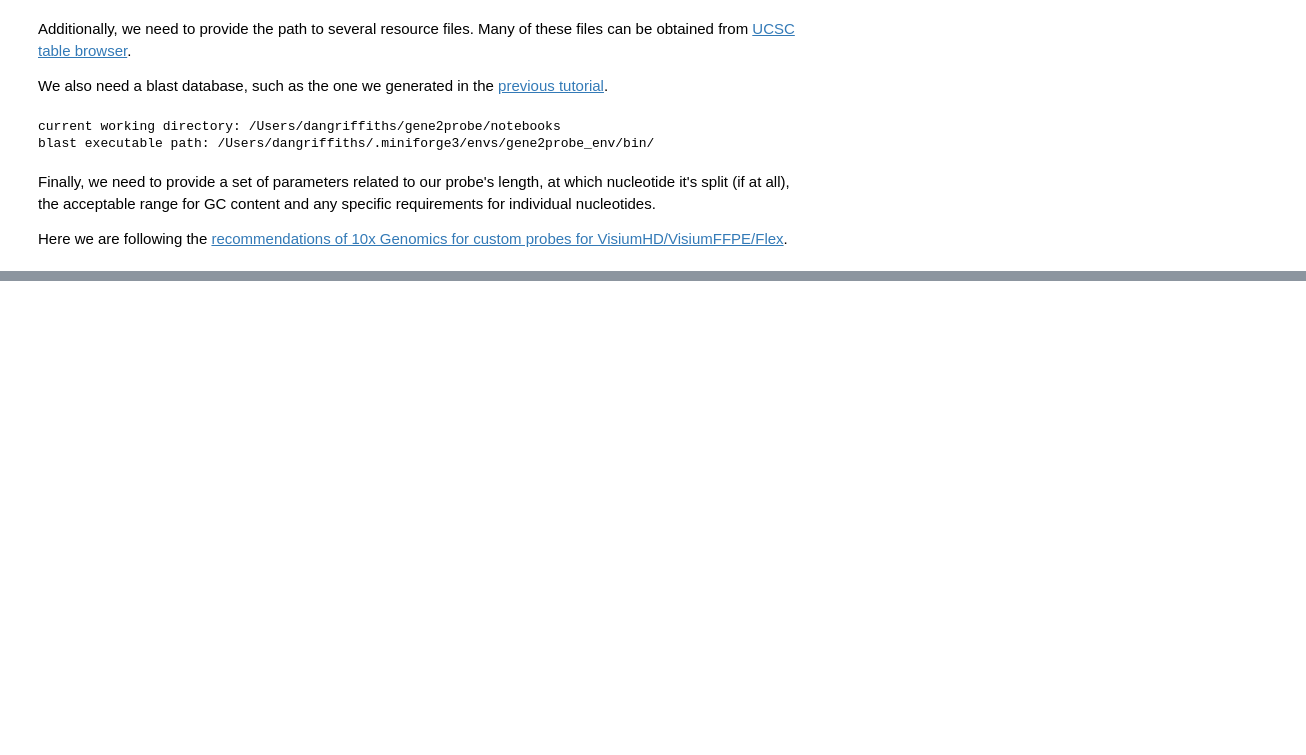
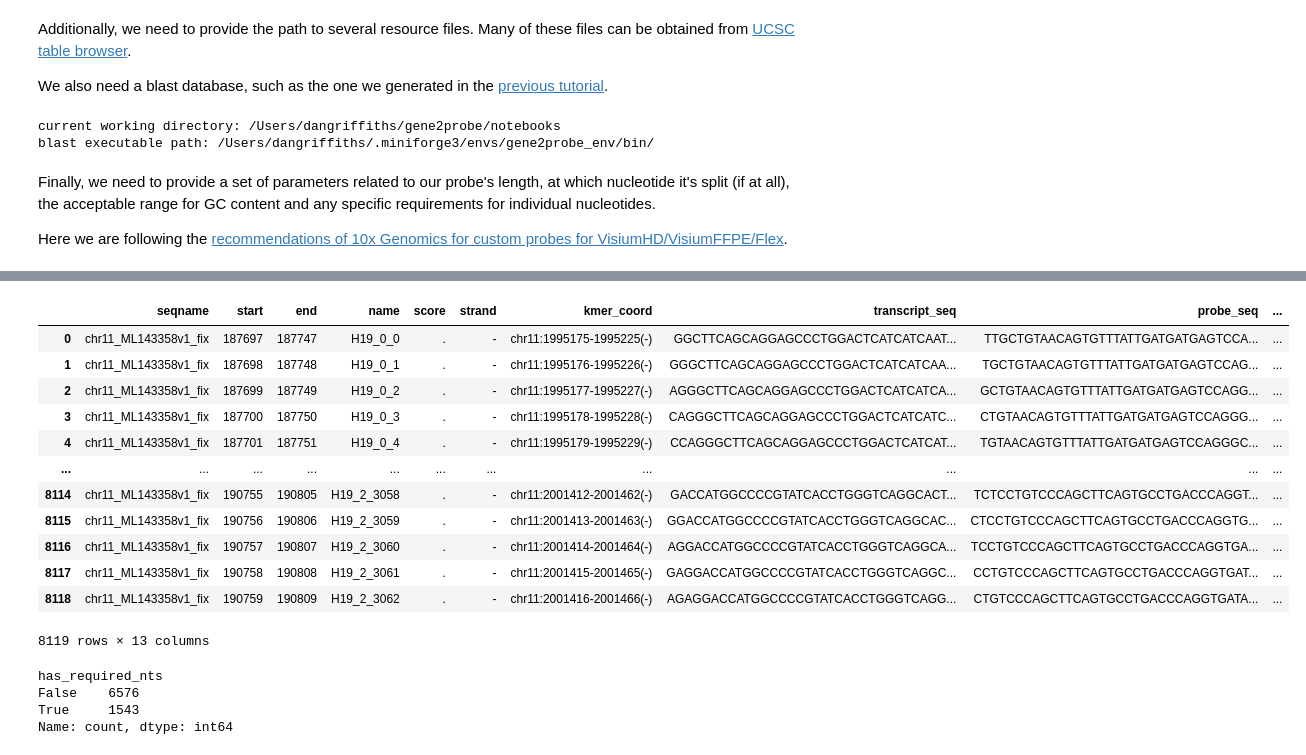
Before and after one commit to dgrfs/gene2probe, a Jupyter notebook: notebooks/002_make_exon_probes_XIST.ipynb, the cells around one changed output, grey strips where cells are left out. Saved outputs shown, nothing was run; the diff lists cells and outputs as text; code cells hidden in the pictures; blank space fills up the shorter version.

```diff
--- a/notebooks/002_make_exon_probes_XIST.ipynb
+++ b/notebooks/002_make_exon_probes_XIST.ipynb
@@ -282,0 +106,3 @@ Name: count, dtype: int64
+# %%
+## Extract regions corresponding to gene of interest (symbol: gene_name, Ensembl ID: gene_ID), subset to feature of interest and convert to bed style dataframe:
+roi_bed = get_region_of_interest(gene_anno, gene_ID, gene_id_type = 'gene_name', feature=mode)
@@ -282,0 +242,28 @@ Name: count, dtype: int64
+# %%
+kmers
+# %% [output]
+|  | seqname | start | end | name | score | strand | kmer_coord | transcript_seq | probe_seq | ... |
+| 0 | chr11_ML143358v1_fix | 187697 | 187747 | H19_0_0 | . | - | chr11:1995175-1995225(-) | GGCTTCAGCAGGAGCCCTGGACTCATCATCAAT... | TTGCTGTAACAGTGTTTATTGATGATGAGTCCA... | ... |
+| 1 | chr11_ML143358v1_fix | 187698 | 187748 | H19_0_1 | . | - | chr11:1995176-1995226(-) | GGGCTTCAGCAGGAGCCCTGGACTCATCATCAA... | TGCTGTAACAGTGTTTATTGATGATGAGTCCAG... | ... |
+| 2 | chr11_ML143358v1_fix | 187699 | 187749 | H19_0_2 | . | - | chr11:1995177-1995227(-) | AGGGCTTCAGCAGGAGCCCTGGACTCATCATCA... | GCTGTAACAGTGTTTATTGATGATGAGTCCAGG... | ... |
+| 3 | chr11_ML143358v1_fix | 187700 | 187750 | H19_0_3 | . | - | chr11:1995178-1995228(-) | CAGGGCTTCAGCAGGAGCCCTGGACTCATCATC... | CTGTAACAGTGTTTATTGATGATGAGTCCAGGG... | ... |
+| 4 | chr11_ML143358v1_fix | 187701 | 187751 | H19_0_4 | . | - | chr11:1995179-1995229(-) | CCAGGGCTTCAGCAGGAGCCCTGGACTCATCAT... | TGTAACAGTGTTTATTGATGATGAGTCCAGGGC... | ... |
+| ... | ... | ... | ... | ... | ... | ... | ... | ... | ... | ... |
+| 8114 | chr11_ML143358v1_fix | 190755 | 190805 | H19_2_3058 | . | - | chr11:2001412-2001462(-) | GACCATGGCCCCGTATCACCTGGGTCAGGCACT... | TCTCCTGTCCCAGCTTCAGTGCCTGACCCAGGT... | ... |
+| 8115 | chr11_ML143358v1_fix | 190756 | 190806 | H19_2_3059 | . | - | chr11:2001413-2001463(-) | GGACCATGGCCCCGTATCACCTGGGTCAGGCAC... | CTCCTGTCCCAGCTTCAGTGCCTGACCCAGGTG... | ... |
+| 8116 | chr11_ML143358v1_fix | 190757 | 190807 | H19_2_3060 | . | - | chr11:2001414-2001464(-) | AGGACCATGGCCCCGTATCACCTGGGTCAGGCA... | TCCTGTCCCAGCTTCAGTGCCTGACCCAGGTGA... | ... |
+| 8117 | chr11_ML143358v1_fix | 190758 | 190808 | H19_2_3061 | . | - | chr11:2001415-2001465(-) | GAGGACCATGGCCCCGTATCACCTGGGTCAGGC... | CCTGTCCCAGCTTCAGTGCCTGACCCAGGTGAT... | ... |
+| 8118 | chr11_ML143358v1_fix | 190759 | 190809 | H19_2_3062 | . | - | chr11:2001416-2001466(-) | AGAGGACCATGGCCCCGTATCACCTGGGTCAGG... | CTGTCCCAGCTTCAGTGCCTGACCCAGGTGATA... | ... |
+8119 rows × 13 columns
+# %%
+## Check for required nucleotides in specific positions:
+if required_nts is not None:
+    kmers['has_required_nts'] = check_for_required_nts(kmers, required_nts)
+    print(kmers['has_required_nts'].value_counts())
+    ## Filter for required nucleotides
+    kmers = kmers[kmers['has_required_nts']==True].reset_index(drop=True)
+# %% [output]
+has_required_nts
+False    6576
+True     1543
+Name: count, dtype: int64
```
Also changed, not shown: parts of 61 cells of this notebook, 3 other files.
